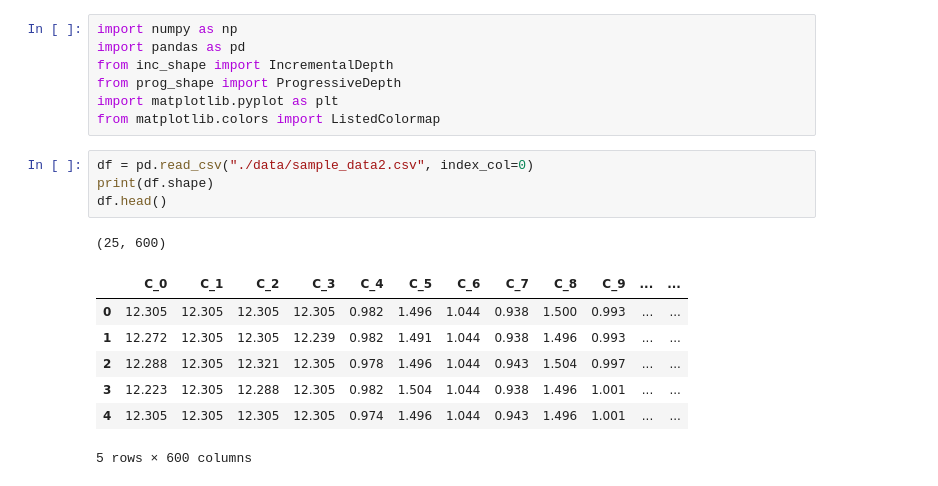
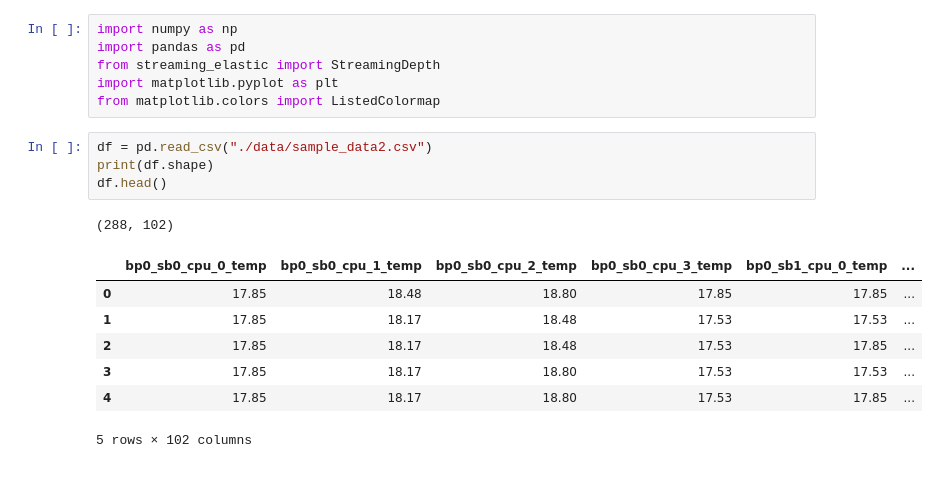
Before and after one commit to allisonaustin/streaming-depths, a Jupyter notebook: examples/sample2.ipynb, the cells around one changed output. Saved outputs shown, nothing was run; the diff lists cells and outputs as text.

Commit message:
added progressive elastic depth

```diff
--- a/examples/sample2.ipynb
+++ b/examples/sample2.ipynb
@@ -1,20 +1,19 @@
 # %%
 import numpy as np
 import pandas as pd
-from inc_shape import IncrementalDepth
-from prog_shape import ProgressiveDepth
+from streaming_elastic import StreamingDepth
 import matplotlib.pyplot as plt
 from matplotlib.colors import ListedColormap
 # %%
-df = pd.read_csv("./data/sample_data2.csv", index_col=0)
+df = pd.read_csv("./data/sample_data2.csv")
 print(df.shape)
 df.head()
 # %% [output]
-(25, 600)
+(288, 102)
-|  | C_0 | C_1 | C_2 | C_3 | C_4 | C_5 | C_6 | C_7 | C_8 | C_9 | ... | ... |
-| 0 | 12.305 | 12.305 | 12.305 | 12.305 | 0.982 | 1.496 | 1.044 | 0.938 | 1.500 | 0.993 | ... | ... |
-| 1 | 12.272 | 12.305 | 12.305 | 12.239 | 0.982 | 1.491 | 1.044 | 0.938 | 1.496 | 0.993 | ... | ... |
-| 2 | 12.288 | 12.305 | 12.321 | 12.305 | 0.978 | 1.496 | 1.044 | 0.943 | 1.504 | 0.997 | ... | ... |
-| 3 | 12.223 | 12.305 | 12.288 | 12.305 | 0.982 | 1.504 | 1.044 | 0.938 | 1.496 | 1.001 | ... | ... |
-| 4 | 12.305 | 12.305 | 12.305 | 12.305 | 0.974 | 1.496 | 1.044 | 0.943 | 1.496 | 1.001 | ... | ... |
+|  | bp0_sb0_cpu_0_temp | bp0_sb0_cpu_1_temp | bp0_sb0_cpu_2_temp | bp0_sb0_cpu_3_temp | bp0_sb1_cpu_0_temp | ... |
+| 0 | 17.85 | 18.48 | 18.80 | 17.85 | 17.85 | ... |
+| 1 | 17.85 | 18.17 | 18.48 | 17.53 | 17.53 | ... |
+| 2 | 17.85 | 18.17 | 18.48 | 17.53 | 17.85 | ... |
+| 3 | 17.85 | 18.17 | 18.80 | 17.53 | 17.53 | ... |
+| 4 | 17.85 | 18.17 | 18.80 | 17.53 | 17.85 | ... |
-5 rows × 600 columns
+5 rows × 102 columns
```
Also changed, not shown: parts of 13 cells of this notebook, 10 other files.
